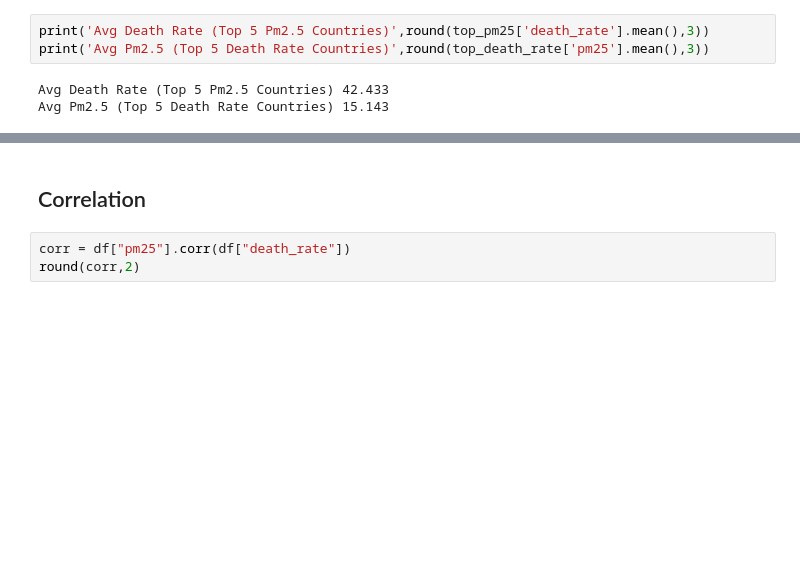
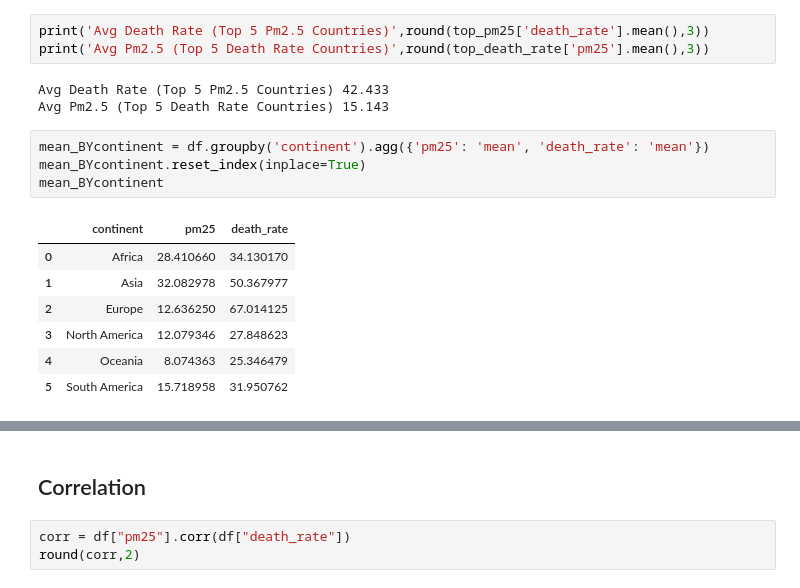
Before and after one commit to xahid007/Air-Pollution, a Jupyter notebook: Notebooks/02_EDA.ipynb, the cells around one changed output, grey strips where cells are left out. Saved outputs shown, nothing was run; the diff lists cells and outputs as text; blank space fills up the shorter version.

```diff
--- a/Notebooks/02_EDA.ipynb
+++ b/Notebooks/02_EDA.ipynb
@@ -154,3 +155,15 @@ print('Avg Pm2.5 (Top 5 Death Rate Countries)',round(top_death_rate['pm25'].mean
 # %% [output]
 Avg Death Rate (Top 5 Pm2.5 Countries) 42.433
 Avg Pm2.5 (Top 5 Death Rate Countries) 15.143
+# %%
+mean_BYcontinent = df.groupby('continent').agg({'pm25': 'mean', 'death_rate': 'mean'})
+mean_BYcontinent.reset_index(inplace=True)
+mean_BYcontinent
+# %% [output]
+|  | continent | pm25 | death_rate |
+| 0 | Africa | 28.410660 | 34.130170 |
+| 1 | Asia | 32.082978 | 50.367977 |
+| 2 | Europe | 12.636250 | 67.014125 |
+| 3 | North America | 12.079346 | 27.848623 |
+| 4 | Oceania | 8.074363 | 25.346479 |
+| 5 | South America | 15.718958 | 31.950762 |
```
Also changed, not shown: parts of 5 cells of this notebook, 2 other files.
